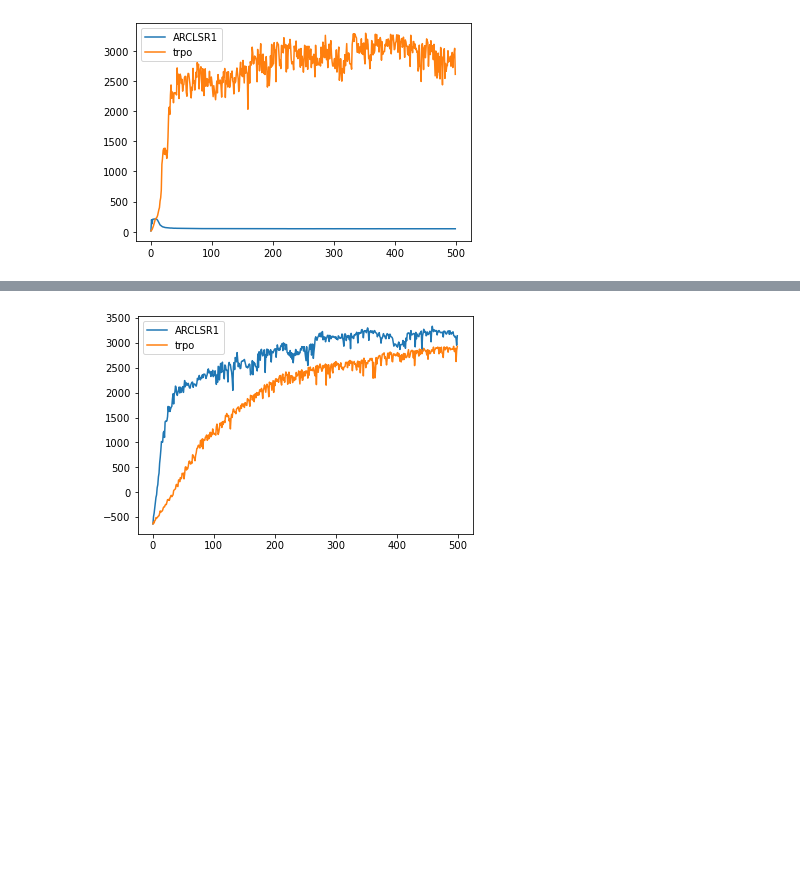
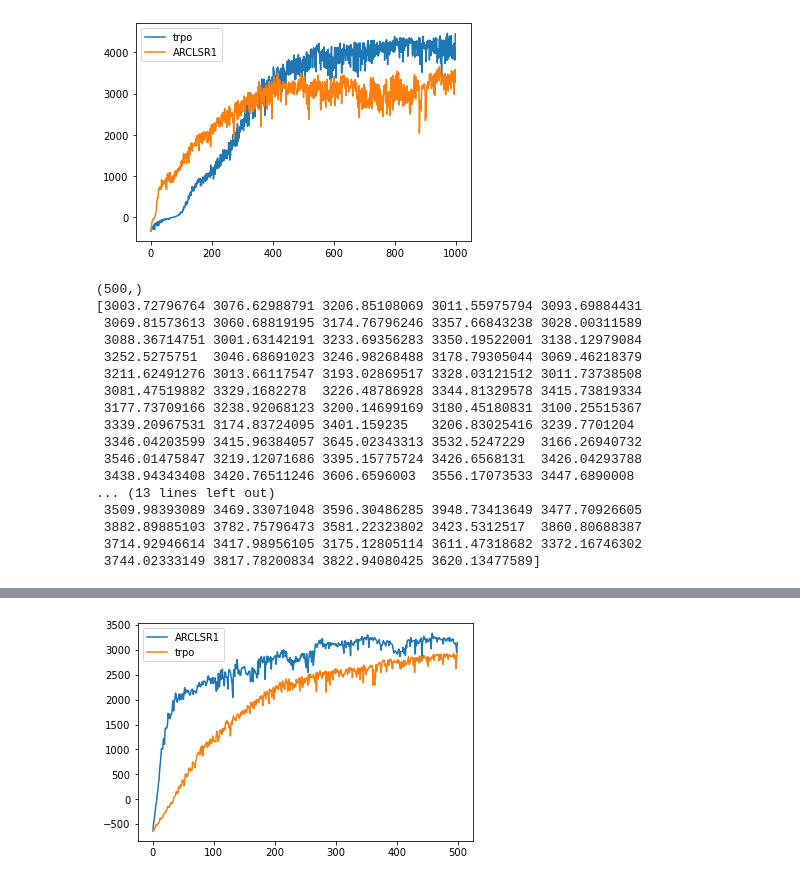
Before and after one commit to aranganath/pytorch-trpo, a Jupyter notebook: plotting.ipynb, the cells around one changed output, grey strips where cells are left out. Drawn from its saved outputs; the diff is of its cells as text; code cells hidden in the pictures; blank space fills up the shorter version.

```diff
--- a/plotting.ipynb
+++ b/plotting.ipynb
@@ -5,14 +6,34 @@ import matplotlib.pyplot as plt
 # %%
-with open('./Hopper-v2/ARCLSR1500.pkl', 'rb') as file:
-    a = pkl.load(file)
+with open('./Ant-v2/trpo1000.pkl', 'rb') as file:
+    a = np.array(pkl.load(file))
 
-with open('./Hopper-v2/trpo500.pkl', 'rb') as file:
-    b = pkl.load(file)
+with open('./Ant-v2/ARCLSR11000.pkl', 'rb') as file:
+    b = np.array(pkl.load(file))
 # %%
-plt.plot(a, label='ARCLSR1')
-plt.plot(b, label='trpo')
+plt.plot(a[:], label='trpo')
+plt.plot(b[:], label='ARCLSR1')
 plt.legend()
 plt.show()
+b =a[:500]
+print(b.shape)
+print(b[b>3000])
 # %% [output]
-[figure, old version]
+[figure, new version]
+(500,)
+[3003.72796764 3076.62988791 3206.85108069 3011.55975794 3093.69884431
+ 3069.81573613 3060.68819195 3174.76796246 3357.66843238 3028.00311589
+ 3088.36714751 3001.63142191 3233.69356283 3350.19522001 3138.12979084
+ 3252.5275751  3046.68691023 3246.98268488 3178.79305044 3069.46218379
+ 3211.62491276 3013.66117547 3193.02869517 3328.03121512 3011.73738508
+ 3081.47519882 3329.1682278  3226.48786928 3344.81329578 3415.73819334
+ 3177.73709166 3238.92068123 3200.14699169 3180.45180831 3100.25515367
+ 3339.20967531 3174.83724095 3401.159235   3206.83025416 3239.7701204
+ 3346.04203599 3415.96384057 3645.02343313 3532.5247229  3166.26940732
+ 3546.01475847 3219.12071686 3395.15775724 3426.6568131  3426.04293788
+ 3438.94343408 3420.76511246 3606.6596003  3556.17073533 3447.6890008
+... (13 lines left out)
+ 3509.98393089 3469.33071048 3596.30486285 3948.73413649 3477.70926605
+ 3882.89885103 3782.75796473 3581.22323802 3423.5312517  3860.80688387
+ 3714.92946614 3417.98956105 3175.12805114 3611.47318682 3372.16746302
+ 3744.02333149 3817.78200834 3822.94080425 3620.13477589]
 # %%
```
Also changed, not shown: parts of 18 cells of this notebook, 2 other files.
